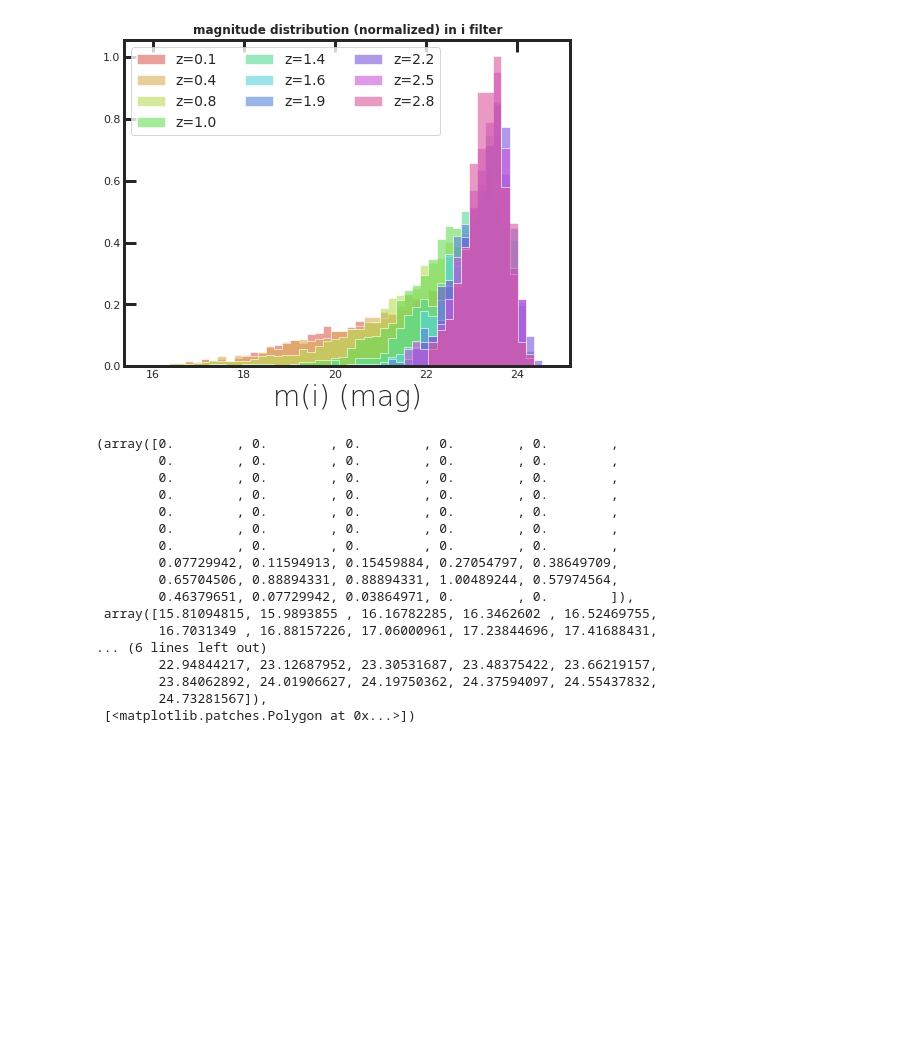
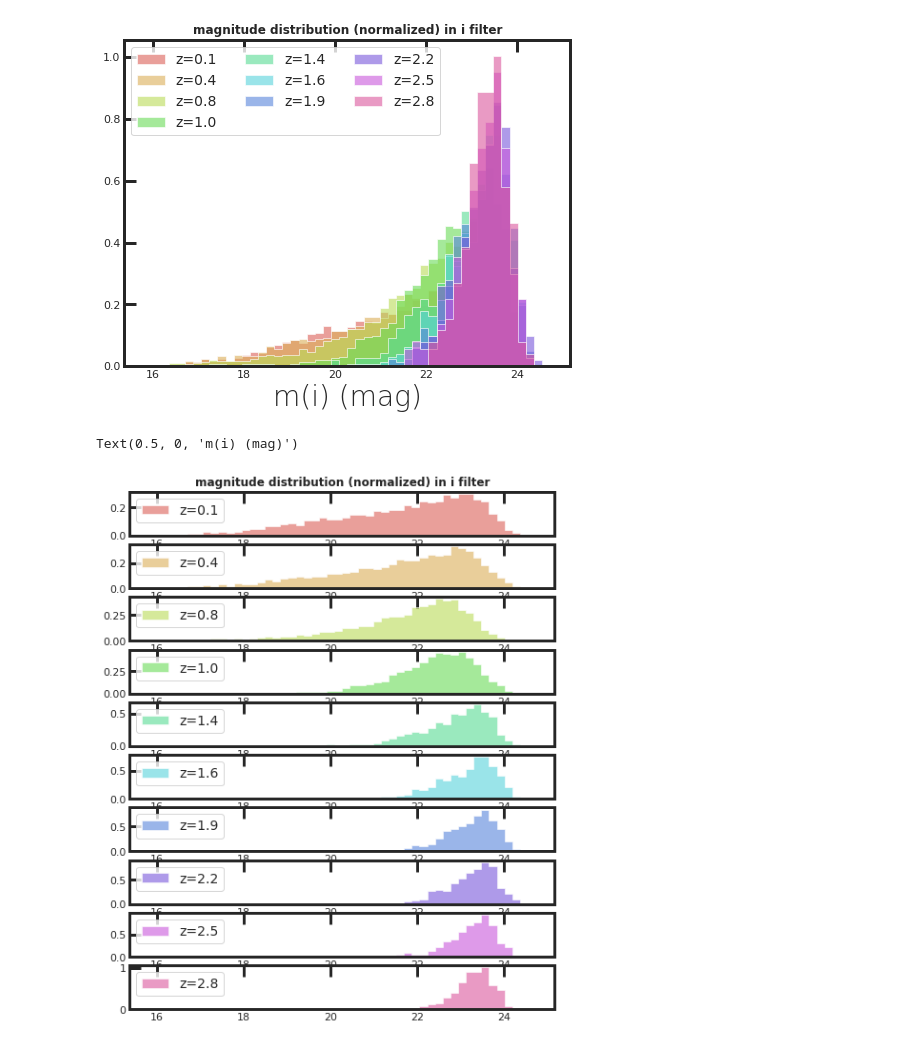
Before and after one commit to sylvielsstfr/Photoz-tools, a Jupyter notebook: StudyBias.ipynb, the cells around one changed output. Cells and saved outputs as stored; diff of their text form; code cells hidden in the pictures; blank space fills up the shorter version.

```diff
--- a/StudyBias.ipynb
+++ b/StudyBias.ipynb
@@ -181,23 +181,20 @@ ax.set_xlabel("m(i) (mag)")
 # %% [output]
 Text(0.5, 0, 'm(i) (mag)')
 [figure]
-# %%
-im
-# %% [output]
-(array([0.        , 0.        , 0.        , 0.        , 0.        ,
-        0.        , 0.        , 0.        , 0.        , 0.        ,
-        0.        , 0.        , 0.        , 0.        , 0.        ,
-        0.        , 0.        , 0.        , 0.        , 0.        ,
-        0.        , 0.        , 0.        , 0.        , 0.        ,
-        0.        , 0.        , 0.        , 0.        , 0.        ,
-        0.        , 0.        , 0.        , 0.        , 0.        ,
-        0.07729942, 0.11594913, 0.15459884, 0.27054797, 0.38649709,
-        0.65704506, 0.88894331, 0.88894331, 1.00489244, 0.57974564,
-        0.46379651, 0.07729942, 0.03864971, 0.        , 0.        ]),
- array([15.81094815, 15.9893855 , 16.16782285, 16.3462602 , 16.52469755,
-        16.7031349 , 16.88157226, 17.06000961, 17.23844696, 17.41688431,
-... (6 lines left out)
-        22.94844217, 23.12687952, 23.30531687, 23.48375422, 23.66219157,
-        23.84062892, 24.01906627, 24.19750362, 24.37594097, 24.55437832,
-        24.73281567]),
- [<matplotlib.patches.Polygon at 0x...>])
+# %%
+fig = plt.figure(figsize=(8,10))
+
+for nx in range(NXBINS):
+    ax=fig.add_subplot(NXBINS,1,nx+1)
+    if nx==0:
+        ax0=ax
+    counts = ht[:,nx]
+    z= (x[nx]+x[nx+1])/2.
+    label = f"z={z:.1f}"
+    ax.hist(y[:-1],  bins = y , weights=counts, color=next(palette),density=True,alpha=0.6,histtype="stepfilled",label=label)
+    ax.legend(loc=2,ncol=3)
+ax0.set_title("magnitude distribution (normalized) in i filter",fontweight="bold")
+ax0.set_xlabel("m(i) (mag)")
+# %% [output]
+Text(0.5, 0, 'm(i) (mag)')
+[figure, added]
```
